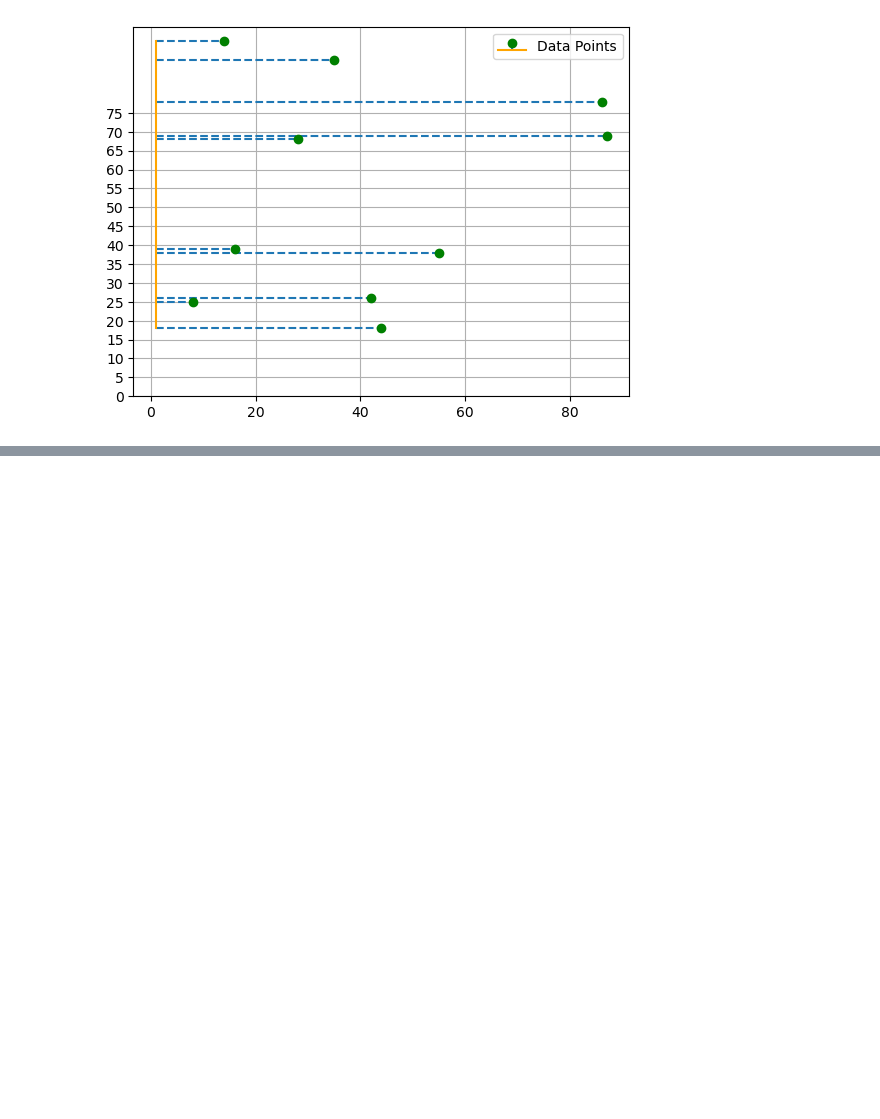
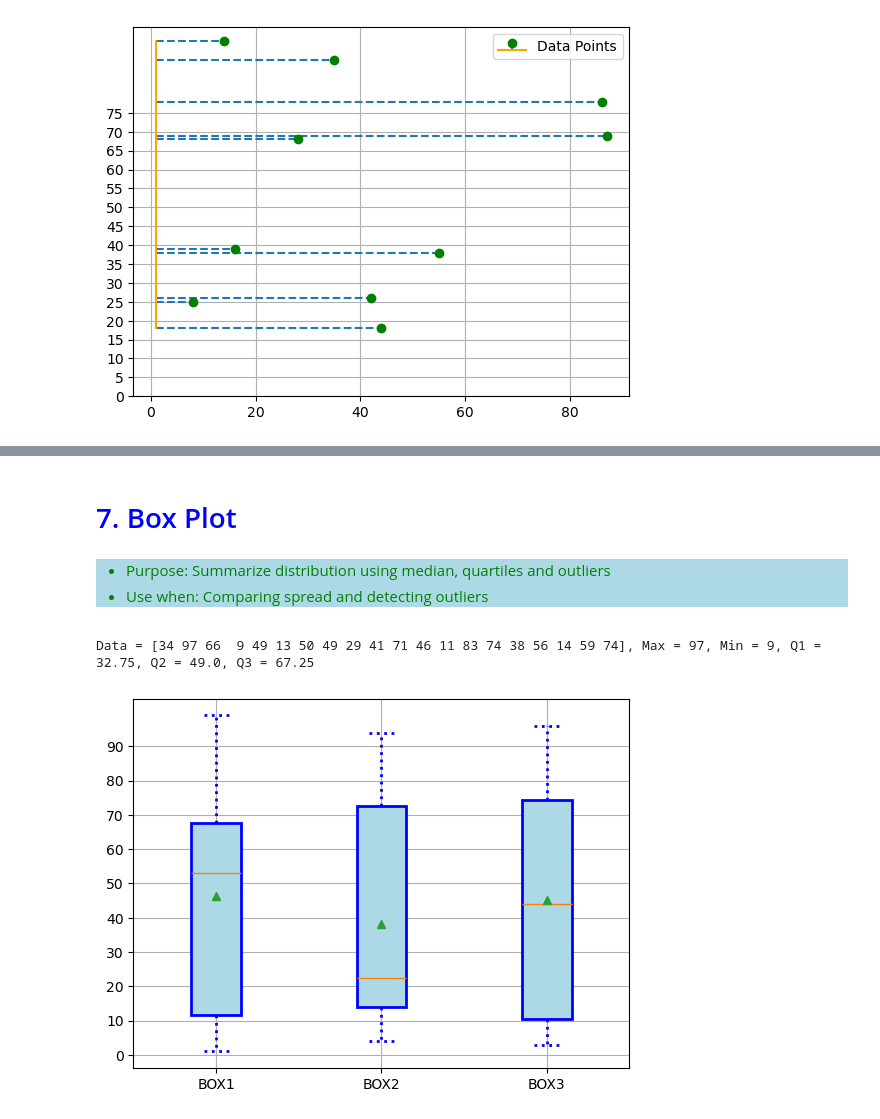
Before and after one commit to Kartika-Nidhi/Libraries_for_DS, a Jupyter notebook: Matplotlib.ipynb, the cells around one changed output, grey strips where cells are left out. Cells and saved outputs as stored; diff of their text form; code cells hidden in the pictures; blank space fills up the shorter version.

Commit message:
Added Box plot in Matplotlib

```diff
--- a/Matplotlib.ipynb
+++ b/Matplotlib.ipynb
@@ -298,0 +307,79 @@ plt.show()
+# %% [markdown]
+<h1 style = "color:blue">7. Box Plot
+# %% [markdown]
+<div style = "background-color:lightblue; color:green">
+<ul>
+<li>Purpose: Summarize distribution using median, quartiles and outliers</li>
+<li>Use when: Comparing spread and detecting outliers</li>
+</ul>
+# %%
+x = np.random.randint(1,100,20)
+print(f"Data = {x}, Max = {np.max(x)}, Min = {np.min(x)}, Q1 = {np.percentile(x,25)}, Q2 = {np.percentile(x,50)}, Q3 = {np.percentile(x,75)}")
+
+
+#Horizontal Boxplot
+# plt.boxplot(x, vert = False)
+
+#Adding Outlier
+x = np.append(x, 150)
+#various parameters and properties of boxplot
+# plt.boxplot(x, widths = 0.3, tick_labels = ['BOX1'], patch_artist = True,
+#             showmeans= True, whis = 3.5, sym = "r+",
+#             boxprops ={
+#                 'color': 'blue',
+#                 'linewidth': 2,
+#                 'linestyle': ':',
+#                 'facecolor': 'lightblue',
+#             },
+#             capprops={
+#                 'color': 'blue',
+#                 'linewidth': 2,
+#                 'linestyle': ':',
+
+#             },
+#             whiskerprops={
+#                 'color': 'blue',
+#                 'linewidth': 2,
+#                 'linestyle': ':',
+
+#             },
+#             )
+
+
+#Multiple Box plot
+x1 = np.random.randint(1,100,20)
+x2 = np.random.randint(1,100,20)
+x3 = np.random.randint(1,100,20)
+y =[x1,x2,x3]
+
+plt.boxplot(y, widths = 0.3, tick_labels = ['BOX1', 'BOX2', 'BOX3'], patch_artist = True,
+            showmeans= True, whis = 3.5, sym = "r+",
+            boxprops ={
+                'color': 'blue',
+                'linewidth': 2,
+                'linestyle': ':',
+                'facecolor': 'lightblue',
+            },
+            capprops={
+                'color': 'blue',
+                'linewidth': 2,
+                'linestyle': ':',
+
+            },
+            whiskerprops={
+                'color': 'blue',
+                'linewidth': 2,
+                'linestyle': ':',
+
+            },
+            )
+
+
+
+
+plt.grid(True)
+plt.yticks(np.arange(0,100,10))
+plt.show()
+# %% [output]
+Data = [34 97 66  9 49 13 50 49 29 41 71 46 11 83 74 38 56 14 59 74], Max = 97, Min = 9, Q1 = 32.75, Q2 = 49.0, Q3 = 67.25
+[figure, added]
```
Also changed, not shown: parts of 4 cells of this notebook.
